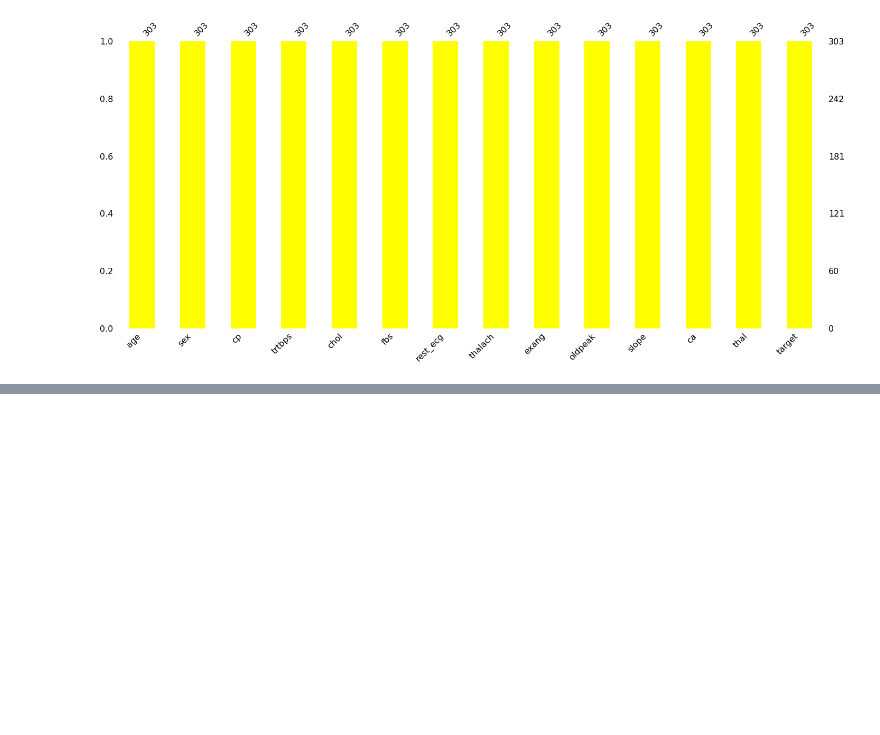
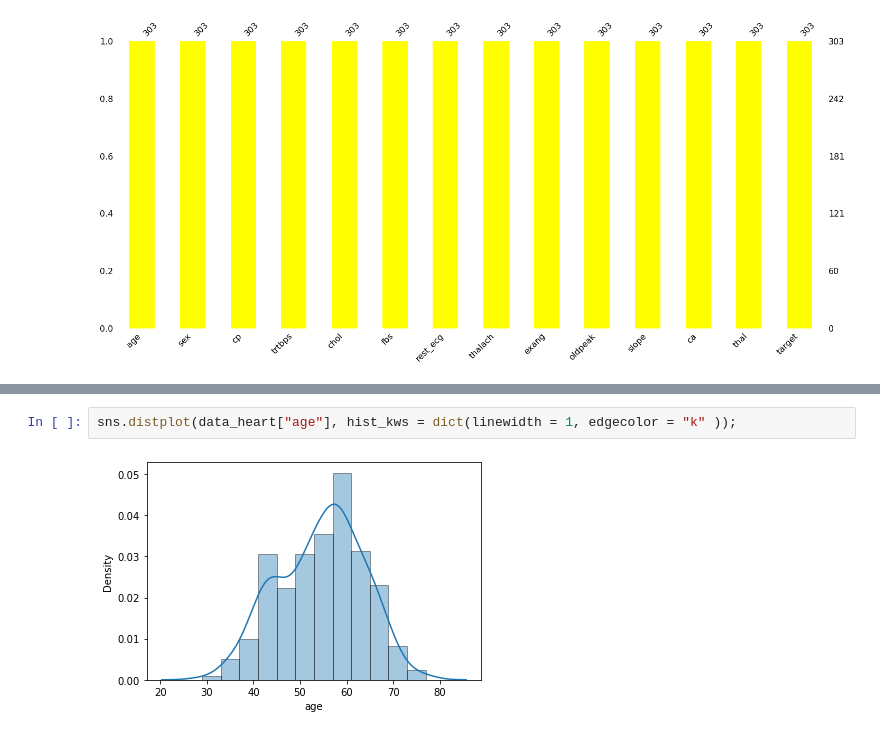
Before and after one commit to mmitch1/Heart.Prediction, a Jupyter notebook: Heart-Attack-Prediction.ipynb, the cells around one changed output, grey strips where cells are left out. Saved outputs shown, nothing was run; the diff lists cells and outputs as text; blank space fills up the shorter version.

```diff
--- a/Heart-Attack-Prediction.ipynb
+++ b/Heart-Attack-Prediction.ipynb
@@ -332,0 +348,4 @@ categoric_variable = ["sex", "cp", "fbs", "rest_ecg", "exang", "slope", "ca", "t
+# %%
+sns.distplot(data_heart["age"], hist_kws = dict(linewidth = 1, edgecolor = "k" ));
+# %% [output]
+[figure, added]
```
Also changed, not shown: parts of 27 cells of this notebook.
